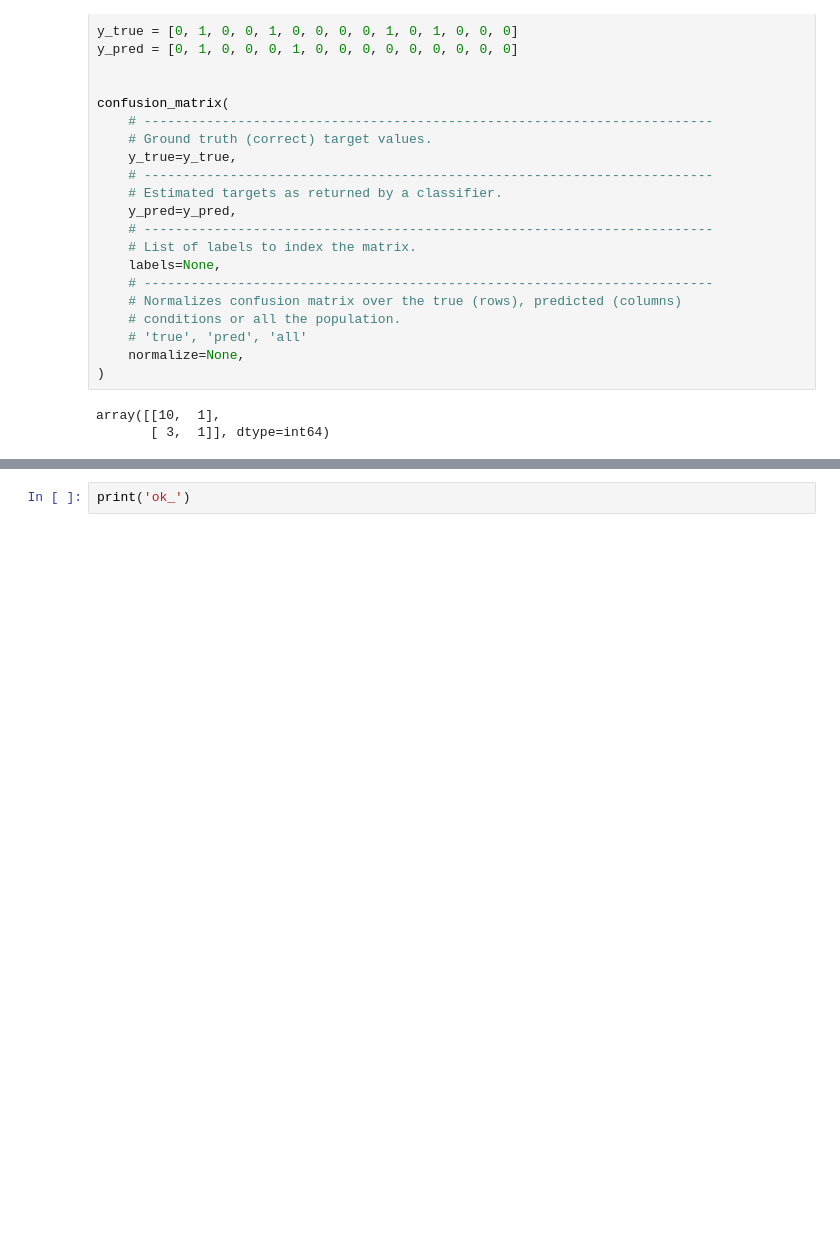
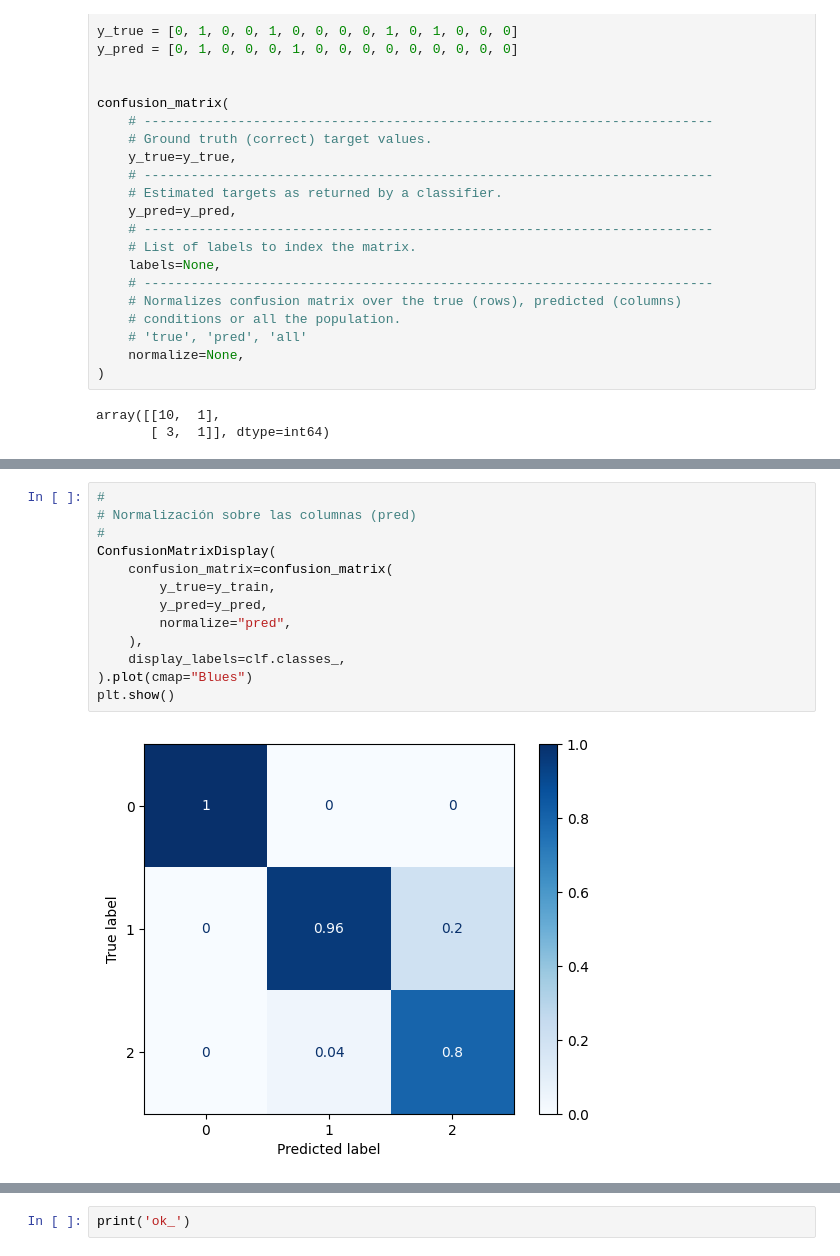
Before and after one commit to oecorrechag/vision-artificial, a Jupyter notebook: notebooks/Analítica Predictiva/03_seccion/Selección y evaluación de modelos en sklearn (Parte 2)/0.3.1 La matriz de confusión.ipynb, the cells around one changed output, grey strips where cells are left out. Drawn from its saved outputs; the diff is of its cells as text; blank space fills up the shorter version.

```diff
--- a/notebooks/Analítica Predictiva/03_seccion/Selección y evaluación de modelos en sklearn (Parte 2)/0.3.1 La matriz de confusión.ipynb
+++ b/notebooks/Analítica Predictiva/03_seccion/Selección y evaluación de modelos en sklearn (Parte 2)/0.3.1 La matriz de confusión.ipynb
@@ -178,0 +191,15 @@ Polimonio ideal para el profesor seria el 12, por parcimonia seria el 10, por di
+# %%
+#
+# Normalización sobre las columnas (pred)
+#
+ConfusionMatrixDisplay(
+    confusion_matrix=confusion_matrix(
+        y_true=y_train,
+        y_pred=y_pred,
+        normalize="pred",
+    ),
+    display_labels=clf.classes_,
+).plot(cmap="Blues")
+plt.show()
+# %% [output]
+[figure, added]
```
Also changed, not shown: parts of 18 cells of this notebook.
